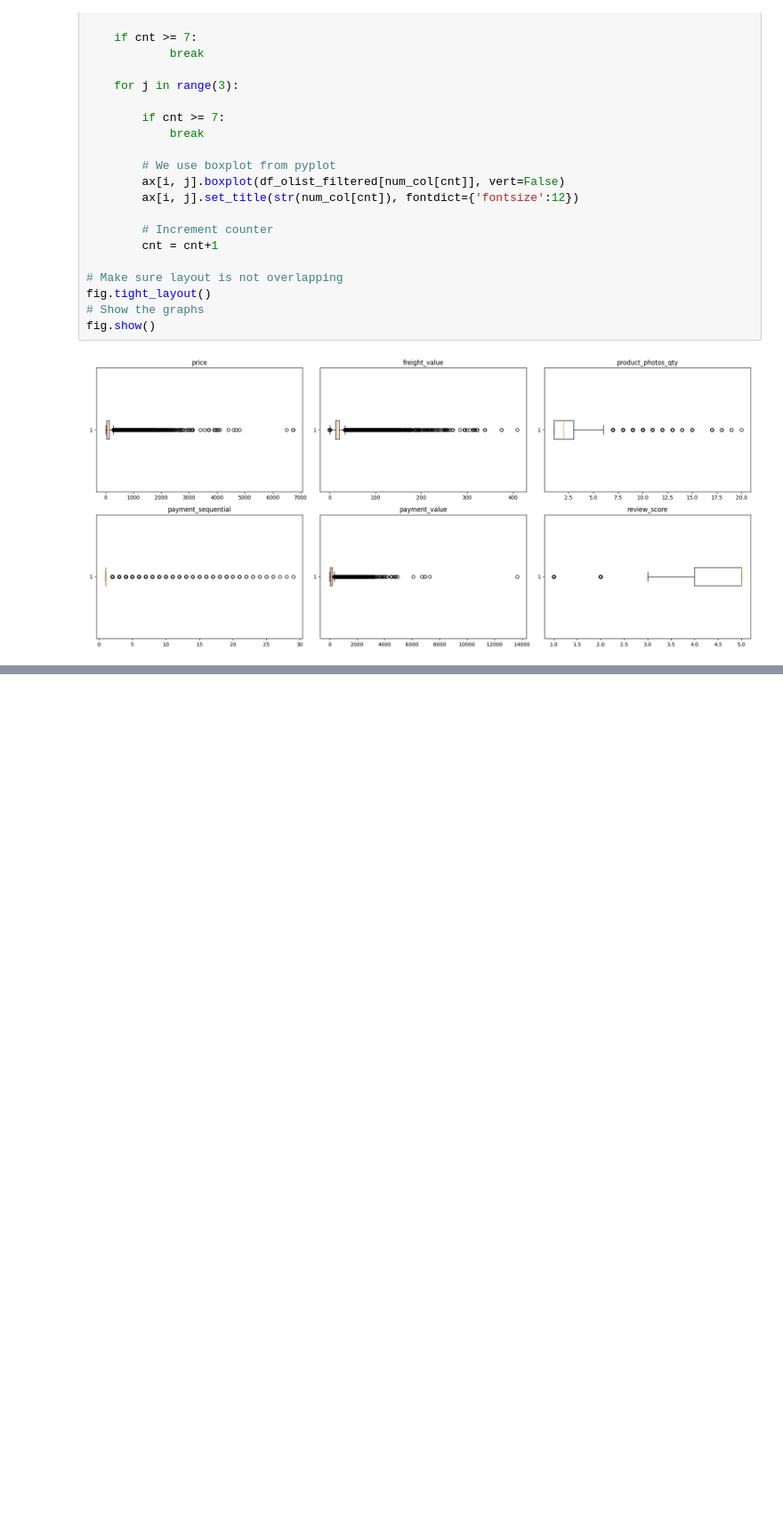
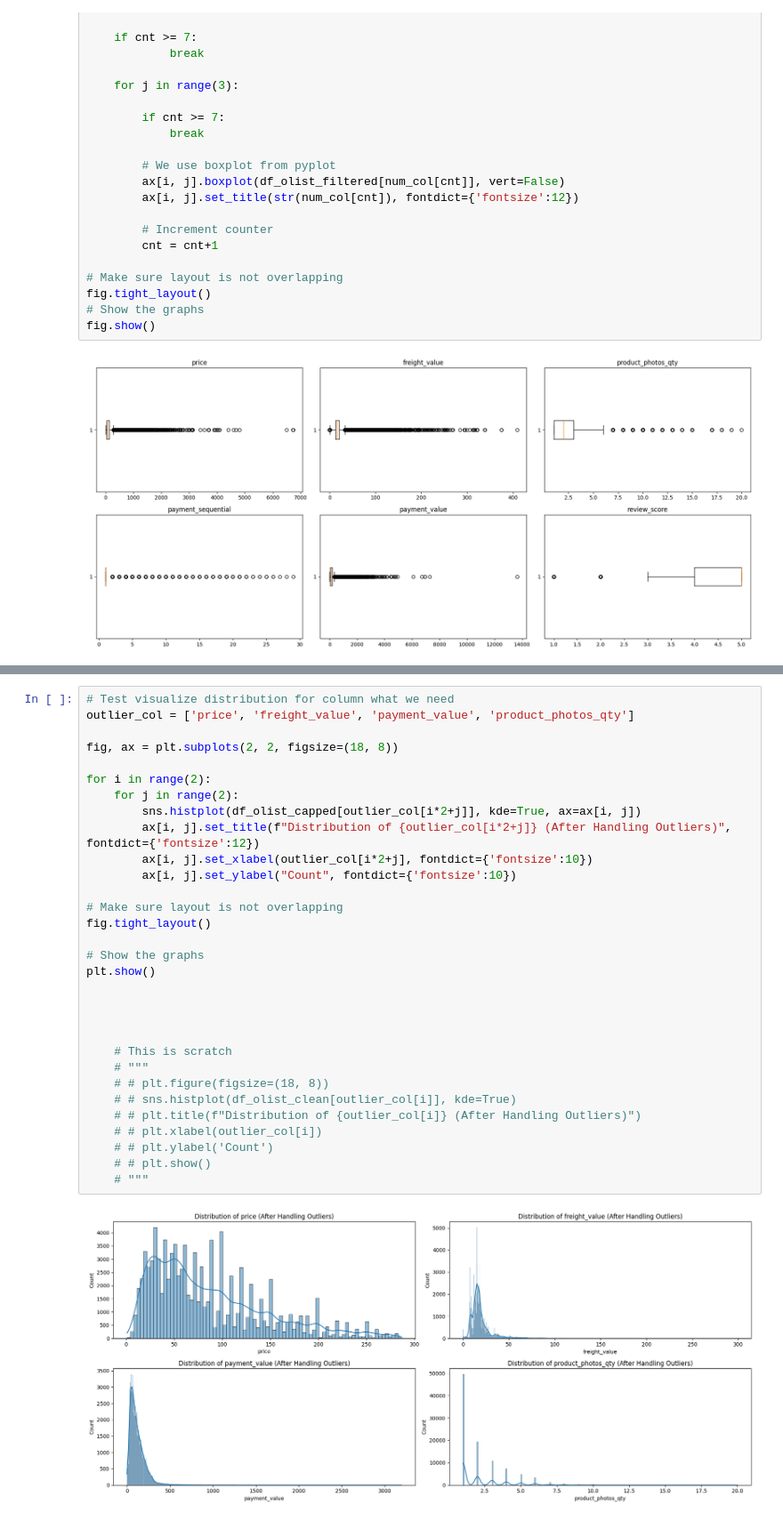
Before and after one commit to Hazard-Nico/EDA-Data-Wrangling-Project-Olist-Dataset, a Jupyter notebook: app.ipynb, the cells around one changed output, grey strips where cells are left out. Shown at 89% size. Drawn from its saved outputs; the diff is of its cells as text; blank space fills up the shorter version.

```diff
--- a/app.ipynb
+++ b/app.ipynb
@@ -503,0 +535,33 @@ plt.show()
+# %%
+# Test visualize distribution for column what we need
+outlier_col = ['price', 'freight_value', 'payment_value', 'product_photos_qty']
+
+fig, ax = plt.subplots(2, 2, figsize=(18, 8))
+
+for i in range(2):
+    for j in range(2):
+        sns.histplot(df_olist_capped[outlier_col[i*2+j]], kde=True, ax=ax[i, j])
+        ax[i, j].set_title(f"Distribution of {outlier_col[i*2+j]} (After Handling Outliers)", fontdict={'fontsize':12})
+        ax[i, j].set_xlabel(outlier_col[i*2+j], fontdict={'fontsize':10})
+        ax[i, j].set_ylabel("Count", fontdict={'fontsize':10})
+
+# Make sure layout is not overlapping
+fig.tight_layout()
+
+# Show the graphs
+plt.show()
+
+
+
+
+    # This is scratch
+    # """
+    # # plt.figure(figsize=(18, 8))
+    # # sns.histplot(df_olist_clean[outlier_col[i]], kde=True)
+    # # plt.title(f"Distribution of {outlier_col[i]} (After Handling Outliers)")
+    # # plt.xlabel(outlier_col[i])
+    # # plt.ylabel('Count')
+    # # plt.show()
+    # """
+# %% [output]
+[figure, added]
```
Also changed, not shown: parts of 15 cells of this notebook.
